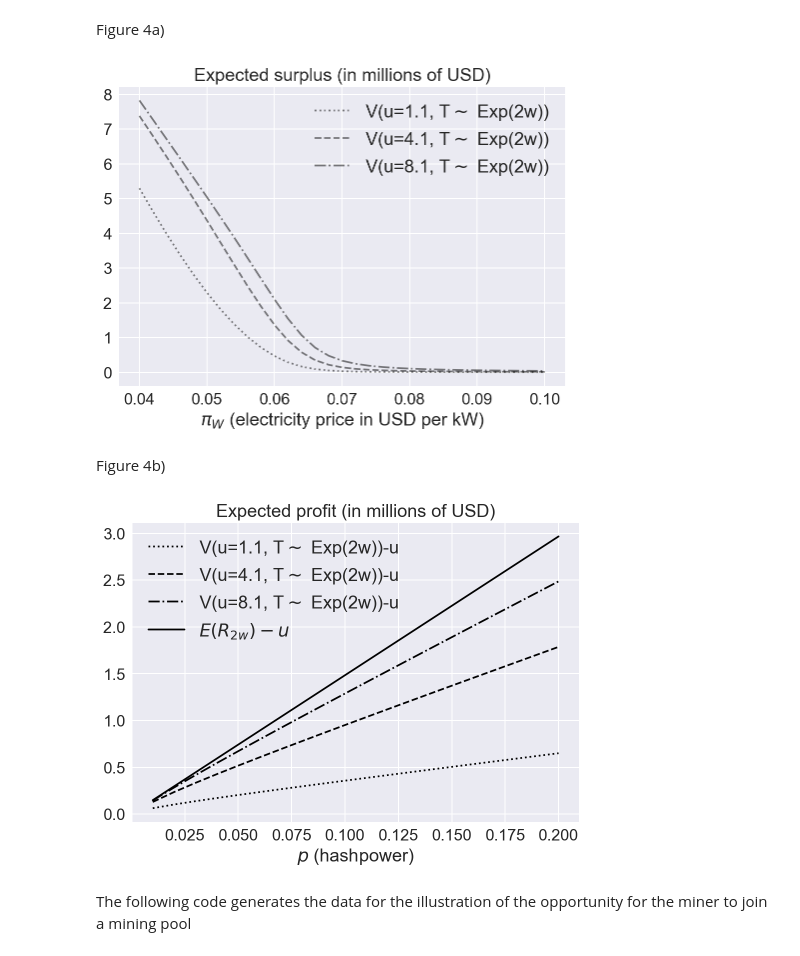
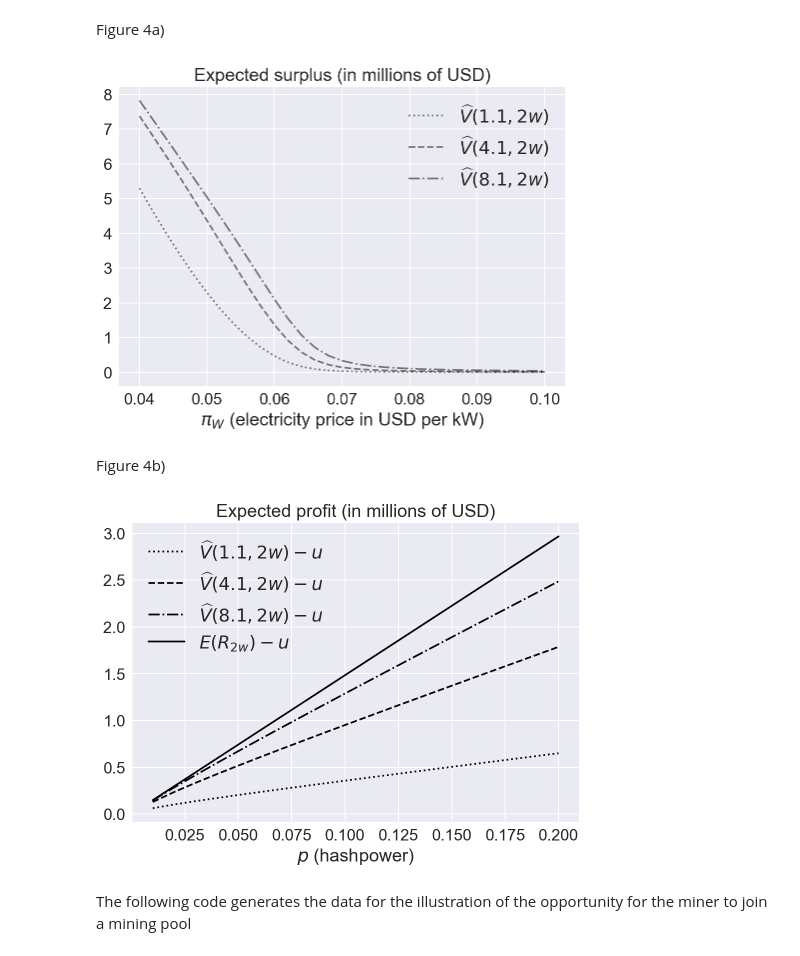
Before and after one commit to LaGauffre/Blockchain_mining_risk_analysis, a Jupyter notebook: Python/numerical_illustrations.ipynb, the cells around one changed output. Drawn from its saved outputs; the diff is of its cells as text; code cells hidden in the pictures.

```diff
--- a/Python/numerical_illustrations.ipynb
+++ b/Python/numerical_illustrations.ipynb
@@ -164,7 +164,7 @@ for k in range(len(t_vec_ex)):
     c = p * π_W * W
 #     plt.plot(u_vec, ψ_V_df.ψ_u[(selector) & (ψ_V_df.t == t_vec_ex[k])].values, color = 'k', alpha = 0.2)
     plt.plot(u_vec/1000, ψ_V_df.ψ_u_T[(selector) & (ψ_V_df.t == t_vec_ex[k])].values, color = 'k', alpha = 0.5,
-             linestyle = linestyles[k], label = '$ψ(u, T\sim Exp('+time_horizon[k] +'))$')
+             linestyle = linestyles[k], label = '$\widehat{ψ}(u,'+time_horizon[k] +')$')
 plt.plot(u_vec/1000, ψ_V_df.ψ_u[(selector) & (ψ_V_df.t == t_vec_ex[0])].values, color = 'k', alpha = 0.5,
         linestyle = 'solid', label = '$\psi(u)$')
 plt.xlabel('$u$ (initial wealth in thousands of USD)', fontsize = fontsize_axes)
@@ -189,7 +189,7 @@ for k in range(len(t_vec_ex)):
     plt.plot(u_vec/1000, (ψ_V_df.EG[(selector) & (ψ_V_df.t == t_vec_ex[k])].values)/1000000, color = 'k', alpha = 0.2)
     plt.plot(u_vec/1000, (ψ_V_df.V_u_T[(selector) & (ψ_V_df.t == t_vec_ex[k])].values -u_vec)/1000000, color = 'k', alpha = 1,
              linestyle = linestyles[k])
-    plt.text(u_vec[-8]/1000, (- c * t_vec_ex[k] + p * λ * b * t_vec_ex[k]+50000)/1000000, 'T$\sim$Exp('+time_horizon[k]+')', fontsize = fontsize_ticker)
+    plt.text(u_vec[-5]/1000, (- c * t_vec_ex[k] + p * λ * b * t_vec_ex[k]+50000)/1000000, '$t = '+time_horizon[k]+'$', fontsize = fontsize_ticker)
 plt.xlabel('$u$ (initial wealth in thousands of USD)', fontsize = fontsize_axes)
 plt.title('Expected profit (in millions of USD)', fontsize = fontsize_axes)
 plt.tick_params(labelsize=fontsize_ticker)
@@ -210,7 +210,7 @@ u_vec_names = np.array(['1.1', '4.1', '8.1'])
 
 for k in range(len(u_vec_ex)):
     plt.plot(π_W_vec, ψ_V_df.V_u_T[(selector) & (np.around(ψ_V_df.u.values, decimals = 0) == u_vec_ex[k])].values/1000000,
-             color = 'k', alpha = 0.5,linestyle = linestyles[k], label = 'V(u='+u_vec_names[k]+', T$\sim$ Exp(2w))')
+             color = 'k', alpha = 0.5,linestyle = linestyles[k], label = '$\widehat{V}('+u_vec_names[k]+', 2w)$')
 plt.xlabel('$\pi_W$ (electricity price in USD per kW)', fontsize = fontsize_axes)
 plt.title('Expected surplus (in millions of USD)', fontsize = fontsize_axes)
 plt.tick_params(labelsize=fontsize_ticker)
@@ -218,32 +218,32 @@ plt.legend(fontsize = fontsize_axes)
 
 plt.savefig("../Figures/pro_rev_pkW.pdf", bbox_inches='tight')
 # %% [output]
-[figure, old version]
+[figure, new version]
 # %% [markdown]
 Figure 4b)
 # %%
 linestyles = ['dotted', 'dashed', 'dashdot']
 #Selection of the data
 t = 24*14
 π_W = 0.06
 selector = (np.around(ψ_V_df.t.values, decimals = 0) == t) & (np.around(ψ_V_df.π_W.values, decimals = 3) == π_W)
 u_vec_ex = np.array([110000, 410000, 810000])
 u_vec_names = np.array(['1.1', '4.1', '8.1'])
 
 for k in range(len(u_vec_ex)):
     plt.plot(p_vec, (ψ_V_df.V_u_T[(selector) & (np.around(ψ_V_df.u.values, decimals = 0) == u_vec_ex[k])].values - u_vec_ex[k])/1000000,
-             color = 'k', alpha = 1,linestyle = linestyles[k], label = 'V(u='+u_vec_names[k]+', T$\sim$ Exp(2w))-u')
+             color = 'k', alpha = 1,linestyle = linestyles[k], label = '$\widehat{V}('+u_vec_names[k]+',2w)-u$')
 
 plt.plot(p_vec, (ψ_V_df.EG[(selector) & (np.around(ψ_V_df.u.values, decimals = 0) == u_vec_ex[k])].values)/1000000,
              color = 'k', alpha = 1,linestyle = 'solid', label = '$E(R_{2w})-u$')
 plt.xlabel('$p$ (hashpower)', fontsize = fontsize_axes)
 plt.title('Expected profit (in millions of USD)', fontsize = fontsize_axes)
 plt.tick_params(labelsize=fontsize_ticker)
 plt.legend(fontsize = fontsize_axes)
 
 plt.savefig("../Figures/pro_rev_p.pdf", bbox_inches='tight')
 # %% [output]
-[figure, old version]
+[figure, new version]
 # %% [markdown]
 The following code generates the data for the illustration of the opportunity for the miner to join a mining pool
 # %%
```
Also changed, not shown: parts of 13 cells of this notebook, 29 other files.
